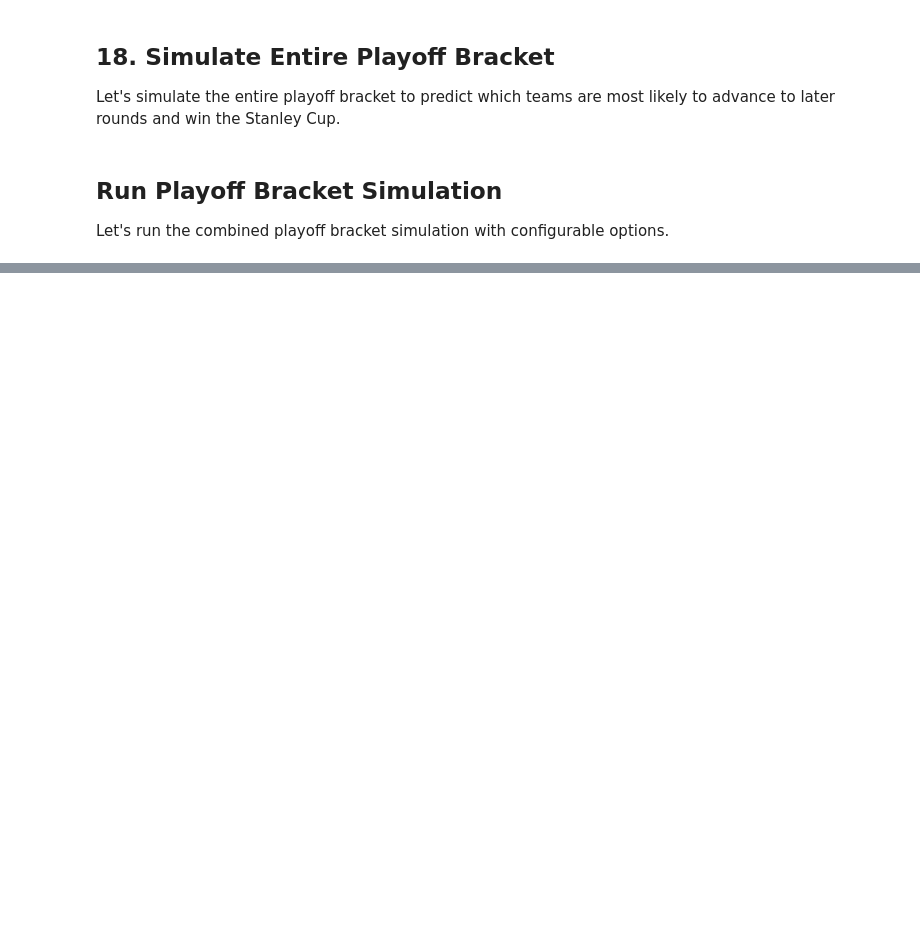
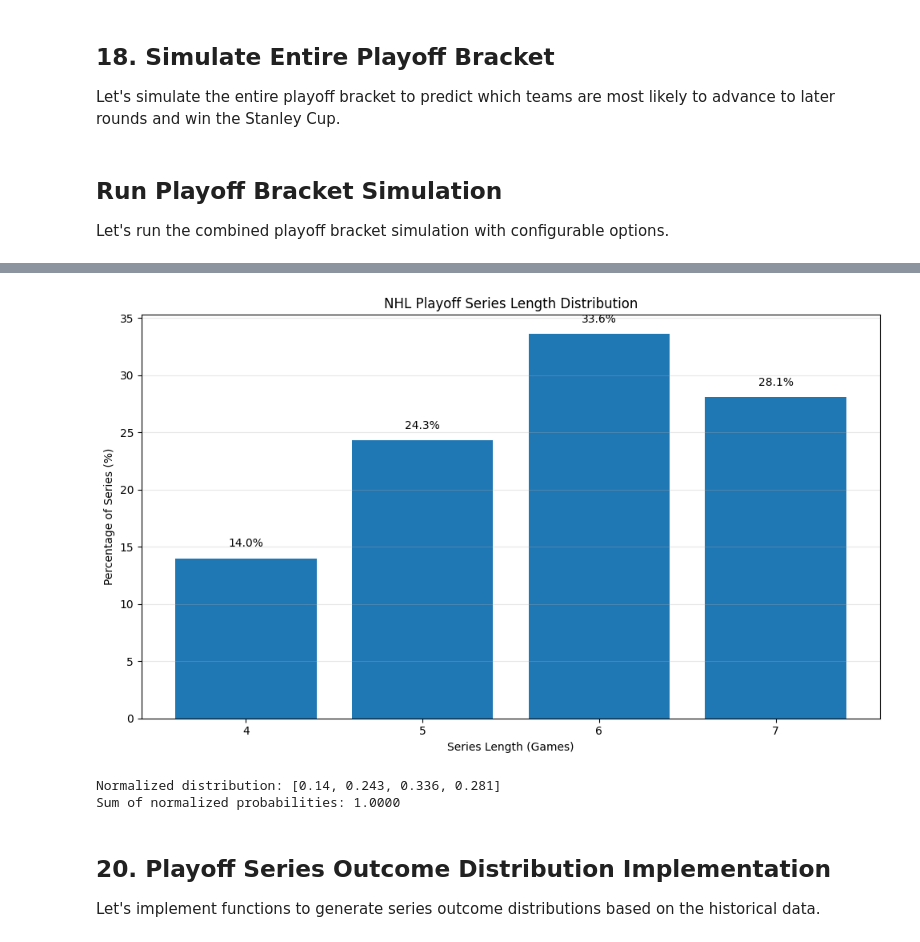
Before and after one commit to eker3777/NHL_playoff_model, a Jupyter notebook: data_processing_notebook.ipynb, the cells around one changed output, grey strips where cells are left out. Drawn from its saved outputs; the diff is of its cells as text; code cells hidden in the pictures; blank space fills up the shorter version.

Commit message:
Update NHL playoff model - 2025-04-17 19:44:21

```diff
--- a/data_processing_notebook.ipynb
+++ b/data_processing_notebook.ipynb
@@ -2423,0 +2424,41 @@ Data saved to /workspaces/NHL_playoff_model/data/playoff_stanley_cup_matchups_20
+# %%
+# Historical NHL playoff series length distribution analysis
+import numpy as np
+import pandas as pd
+import matplotlib.pyplot as plt
+
+# Updated NHL playoff series length distribution from analysis:
+# 4 games: 14.0%, 5 games: 24.3%, 6 games: 33.6%, 7 games: 28.1%
+
+series_lengths = [4, 5, 6, 7]
+percentages = [14.0, 24.3, 33.6, 28.1]
+
+# Plot the distribution
+plt.figure(figsize=(10, 6))
+plt.bar(series_lengths, percentages)
+plt.xlabel('Series Length (Games)')
+plt.ylabel('Percentage of Series (%)')
+plt.title('NHL Playoff Series Length Distribution')
+plt.xticks(series_lengths)
+plt.grid(axis='y', alpha=0.3)
+
+# Add percentage labels on top of each bar
+for i, pct in enumerate(percentages):
+    plt.text(series_lengths[i], pct + 1, f'{pct}%', ha='center')
+
+plt.tight_layout()
+plt.show()
+
+# Create normalized distribution for simulation
+total = sum(percentages)
+normalized_dist = [p/total for p in percentages]
+print(f"Normalized distribution: {normalized_dist}")
+print(f"Sum of normalized probabilities: {sum(normalized_dist):.4f}")
+# %% [output]
+[figure, added]
+Normalized distribution: [0.14, 0.243, 0.336, 0.281]
+Sum of normalized probabilities: 1.0000
+# %% [markdown]
+## 20. Playoff Series Outcome Distribution Implementation
+
+Let's implement functions to generate series outcome distributions based on the historical data.
```
Also changed, not shown: parts of 18 cells of this notebook, 37 other files.
